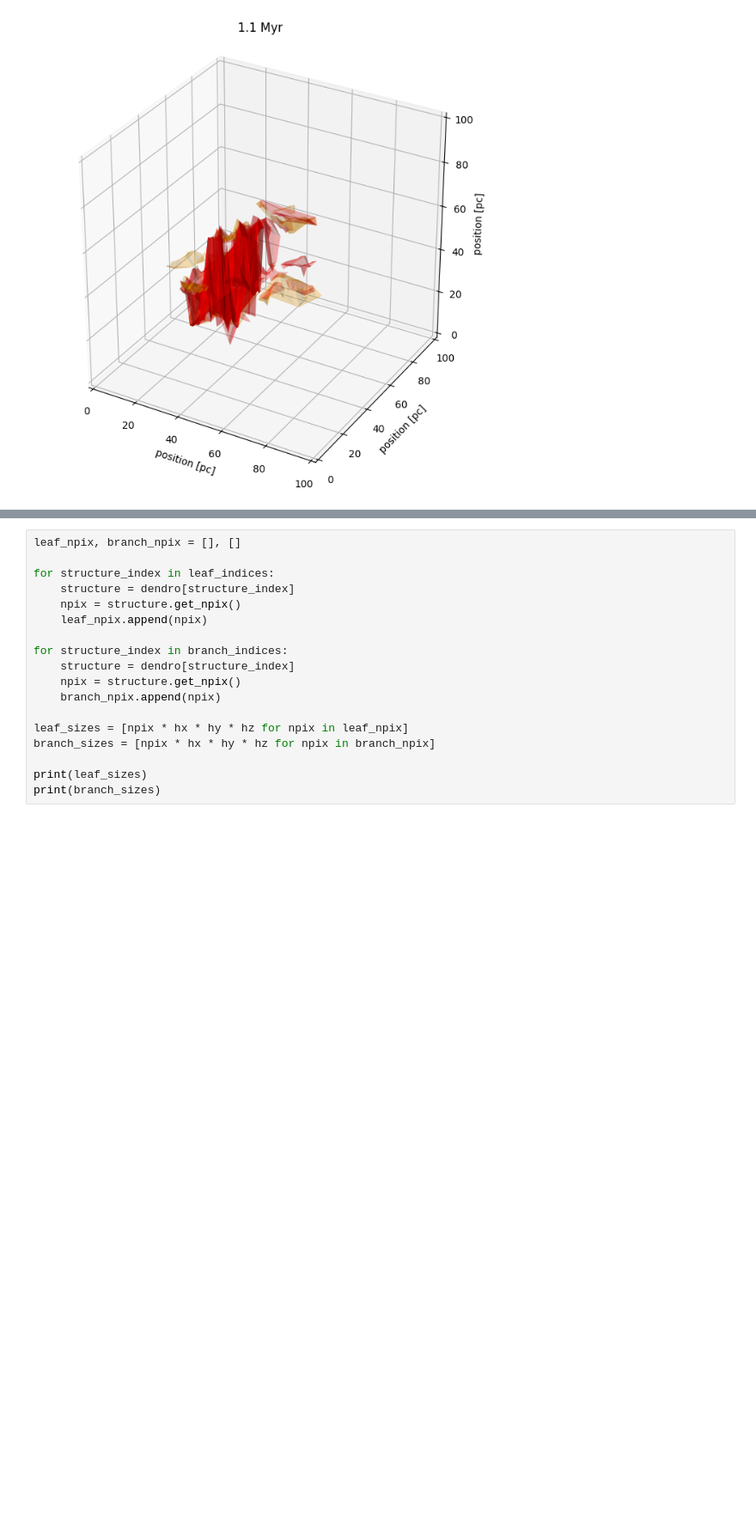
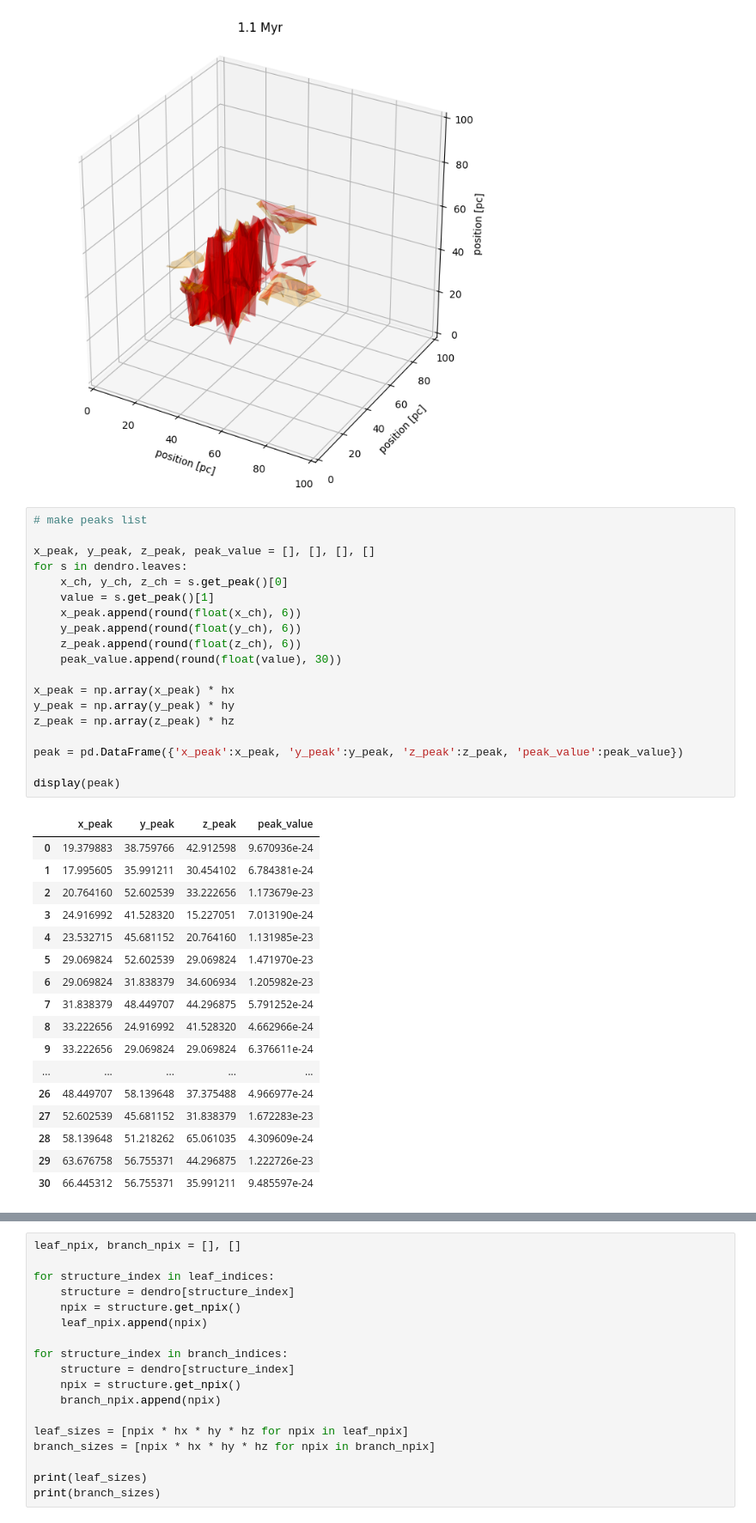
Before and after one commit to kotora260/StarGen, a Jupyter notebook: analysis_data_ppp/dendro_1000.ipynb, the cells around one changed output, grey strips where cells are left out. Shown at 86% size. Drawn from its saved outputs; the diff is of its cells as text; blank space fills up the shorter version.

```diff
--- a/analysis_data_ppp/dendro_1000.ipynb
+++ b/analysis_data_ppp/dendro_1000.ipynb
@@ -120,3 +120,40 @@ Z = ax.set_zlabel('position [pc]')
 #plt.savefig("dendro3D_400_contour")
 # %% [output]
 [figure]
+# %%
+# make peaks list
+
+x_peak, y_peak, z_peak, peak_value = [], [], [], []
+for s in dendro.leaves:
+    x_ch, y_ch, z_ch = s.get_peak()[0]
+    value = s.get_peak()[1]
+    x_peak.append(round(float(x_ch), 6))
+    y_peak.append(round(float(y_ch), 6))
+    z_peak.append(round(float(z_ch), 6))
+    peak_value.append(round(float(value), 30))
+
+x_peak = np.array(x_peak) * hx
+y_peak = np.array(y_peak) * hy
+z_peak = np.array(z_peak) * hz
+
+peak = pd.DataFrame({'x_peak':x_peak, 'y_peak':y_peak, 'z_peak':z_peak, 'peak_value':peak_value})
+
+display(peak)
+# %% [output]
+|  | x_peak | y_peak | z_peak | peak_value |
+| 0 | 19.379883 | 38.759766 | 42.912598 | 9.670936e-24 |
+| 1 | 17.995605 | 35.991211 | 30.454102 | 6.784381e-24 |
+| 2 | 20.764160 | 52.602539 | 33.222656 | 1.173679e-23 |
+| 3 | 24.916992 | 41.528320 | 15.227051 | 7.013190e-24 |
+| 4 | 23.532715 | 45.681152 | 20.764160 | 1.131985e-23 |
+| 5 | 29.069824 | 52.602539 | 29.069824 | 1.471970e-23 |
+| 6 | 29.069824 | 31.838379 | 34.606934 | 1.205982e-23 |
+| 7 | 31.838379 | 48.449707 | 44.296875 | 5.791252e-24 |
+| 8 | 33.222656 | 24.916992 | 41.528320 | 4.662966e-24 |
+| 9 | 33.222656 | 29.069824 | 29.069824 | 6.376611e-24 |
+| ... | ... | ... | ... | ... |
+| 26 | 48.449707 | 58.139648 | 37.375488 | 4.966977e-24 |
+| 27 | 52.602539 | 45.681152 | 31.838379 | 1.672283e-23 |
+| 28 | 58.139648 | 51.218262 | 65.061035 | 4.309609e-24 |
+| 29 | 63.676758 | 56.755371 | 44.296875 | 1.222726e-23 |
+| 30 | 66.445312 | 56.755371 | 35.991211 | 9.485597e-24 |
```
Also changed, not shown: parts of 2 cells of this notebook, 2 other files.
